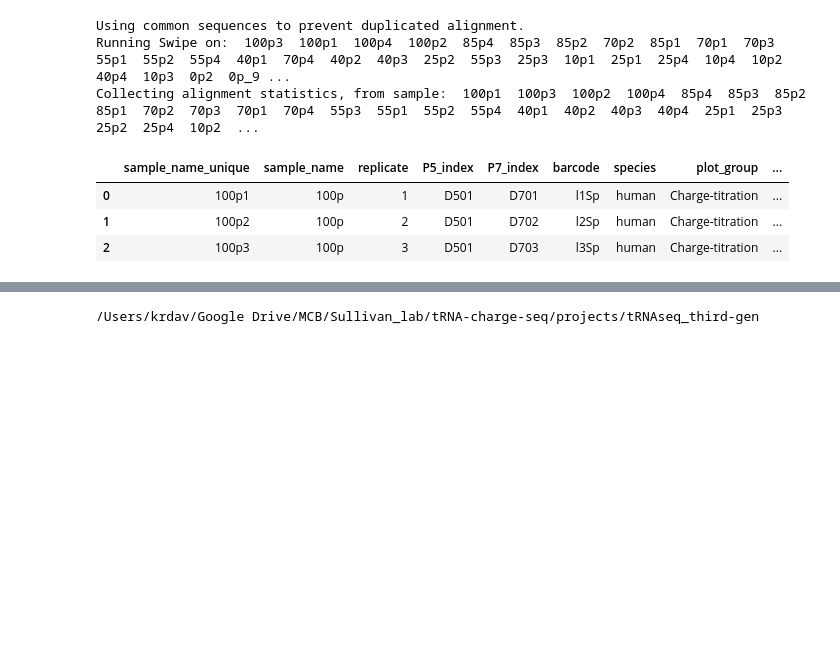
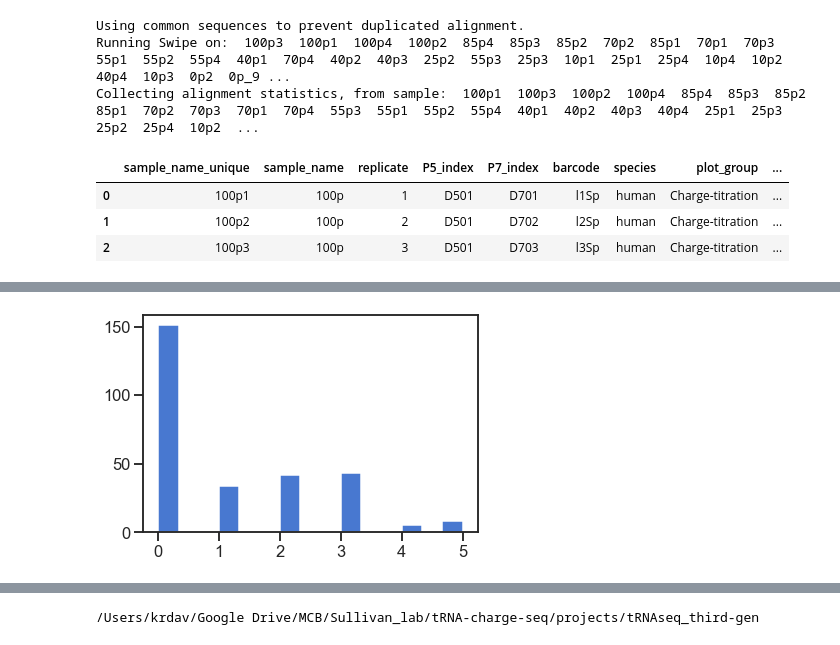
Before and after one commit to krdav/tRNA-charge-seq, a Jupyter notebook: projects/tRNAseq_third-gen/process_data.ipynb, the cells around one changed output, grey strips where cells are left out. Saved outputs shown, nothing was run; the diff lists cells and outputs as text; code cells hidden in the pictures; blank space fills up the shorter version.

Commit message:
mutational analysis

```diff
--- a/projects/tRNAseq_third-gen/process_data.ipynb
+++ b/projects/tRNAseq_third-gen/process_data.ipynb
@@ -879,0 +287,25 @@ lm.get_example_matrix('logomaker_logo_matrix',
+# %%
+### Perform transcript mutation analysis ###
+TM_obj = TM_analysis(dir_dict, sample_df, tRNA_database, pull_default=True, common_seqs=common_seqs, ignore_common_count=True)
+TM_dir_abs = TM_obj.make_dir(overwrite=True)
+
+#TM_obj.find_muts(n_jobs=4, sample_list=['70p1', '70p2', '70p3', '70p4'])
+TM_obj.find_muts(n_jobs=4, unique_anno=True)
+#TM_obj.find_muts(n_jobs=4)
+TM_obj.fix_end()
+
+#TM_obj.plot_transcript_logo()
+
+
+
+# tr_mut_out = TM_obj.plot_transcript_mut(topN=30, no_plot_return=False, mito=False, gap_only=False, plot_name='test_heat', min_count_show=10)
+#tr_mut_out = TM_obj.plot_transcript_mut(topN=30, no_plot_return=False, mito=False, gap_only=False, plot_name='test_heat2')
+
+
+#tr_cov_out = TM_obj.plot_transcript_cov(topN=40, no_plot_return=False, mito=False, plot_name='test_heat_cov', sort_rows=True)
+#tr_mut_out = TM_obj.plot_transcript_mut(topN=40, no_plot_return=False, mito=False, gap_only=False, plot_name='test_heat2', sort_rows=tr_cov_out[2])
+
+
+TM_obj.mask_tRNA_database(min_mut_freq=0.5, min_pos_count=50, min_tr_count=100, frac_max_score=0.90)
+
+tRNA_database_masked = TM_obj.write_masked_tRNA_database(out_dir='tRNA_database_masked')
@@ -879,0 +315,4 @@ lm.get_example_matrix('logomaker_logo_matrix',
+# %%
+plt.hist(TM_obj.mask_stats['human']['mask_count'], bins=15);
+# %% [output]
+[figure, added]
```
Also changed, not shown: parts of 58 cells of this notebook, 6 other files.
